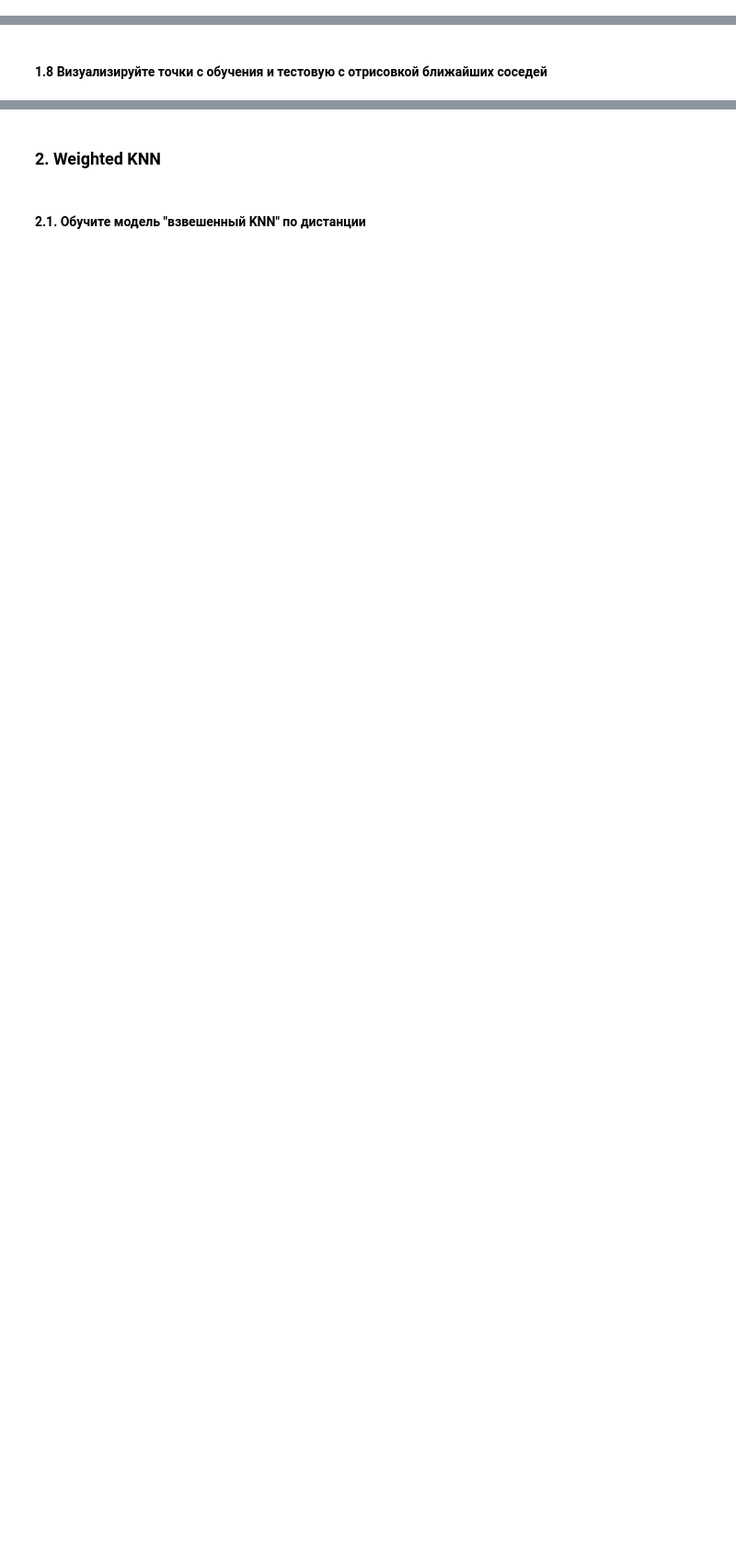
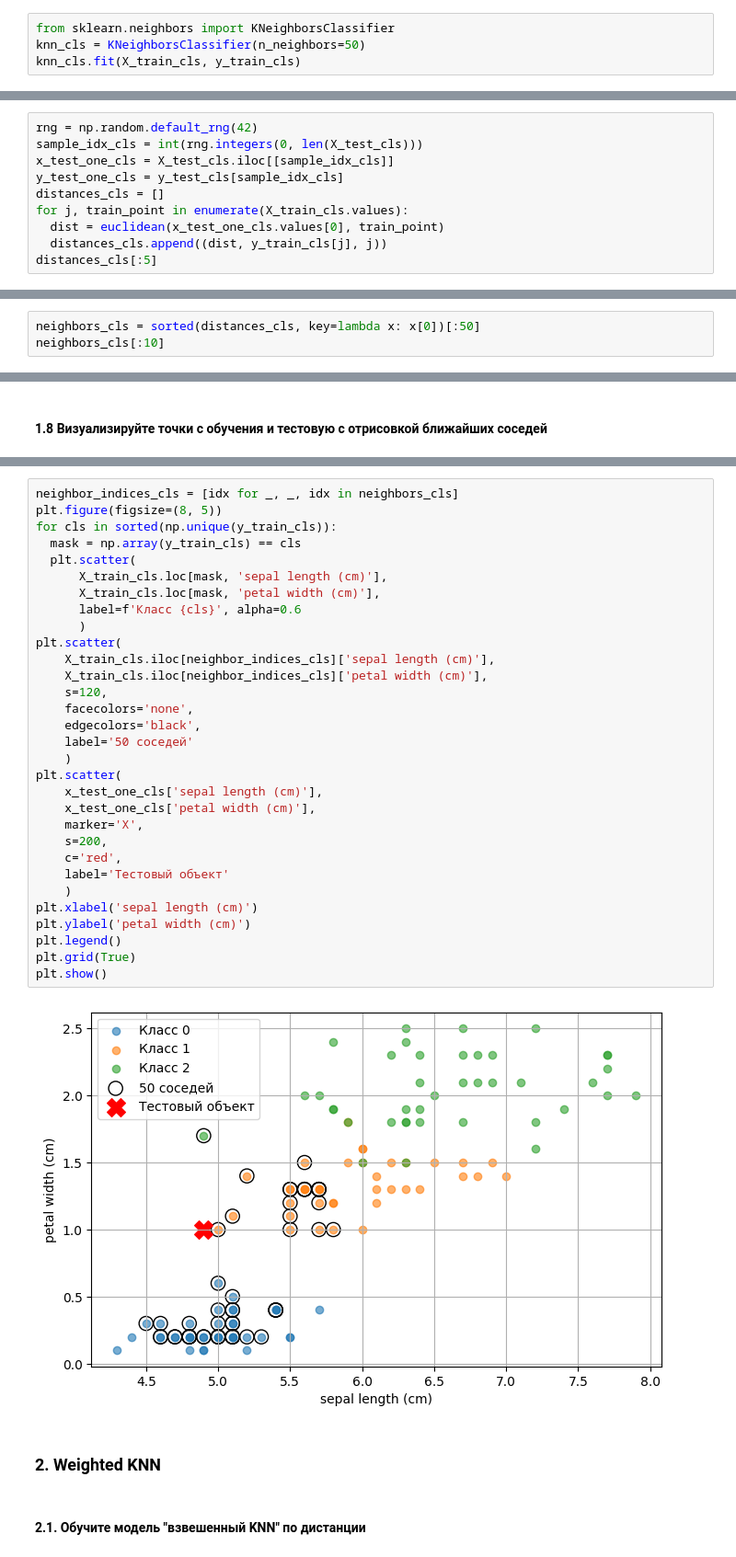
Before and after one commit to runessaa/-Streltsov-Projects, a Jupyter notebook: Практическая_работа_4_Метод_K_ближайших_соседей.ipynb, the cells around one changed output, grey strips where cells are left out. Shown at 92% size. Cells and saved outputs as stored; diff of their text form; blank space fills up the shorter version.

```diff
--- a/Практическая_работа_4_Метод_K_ближайших_соседей.ipynb
+++ b/Практическая_работа_4_Метод_K_ближайших_соседей.ipynb
@@ -302,0 +387,4 @@ y
+# %%
+from sklearn.neighbors import KNeighborsClassifier
+knn_cls = KNeighborsClassifier(n_neighbors=50)
+knn_cls.fit(X_train_cls, y_train_cls)
@@ -310,0 +403,10 @@ y
+# %%
+rng = np.random.default_rng(42)
+sample_idx_cls = int(rng.integers(0, len(X_test_cls)))
+x_test_one_cls = X_test_cls.iloc[[sample_idx_cls]]
+y_test_one_cls = y_test_cls[sample_idx_cls]
+distances_cls = []
+for j, train_point in enumerate(X_train_cls.values):
+  dist = euclidean(x_test_one_cls.values[0], train_point)
+  distances_cls.append((dist, y_train_cls[j], j))
+distances_cls[:5]
@@ -314,0 +421,3 @@ y
+# %%
+neighbors_cls = sorted(distances_cls, key=lambda x: x[0])[:50]
+neighbors_cls[:10]
@@ -329,3 +467,36 @@ y
+# %%
+neighbor_indices_cls = [idx for _, _, idx in neighbors_cls]
+plt.figure(figsize=(8, 5))
+for cls in sorted(np.unique(y_train_cls)):
+  mask = np.array(y_train_cls) == cls
+  plt.scatter(
+      X_train_cls.loc[mask, 'sepal length (cm)'],
+      X_train_cls.loc[mask, 'petal width (cm)'],
+      label=f'Класс {cls}', alpha=0.6
+      )
+plt.scatter(
+    X_train_cls.iloc[neighbor_indices_cls]['sepal length (cm)'],
+    X_train_cls.iloc[neighbor_indices_cls]['petal width (cm)'],
+    s=120,
+    facecolors='none',
+    edgecolors='black',
+    label='50 соседей'
+    )
+plt.scatter(
+    x_test_one_cls['sepal length (cm)'],
+    x_test_one_cls['petal width (cm)'],
+    marker='X',
+    s=200,
+    c='red',
+    label='Тестовый объект'
+    )
+plt.xlabel('sepal length (cm)')
+plt.ylabel('petal width (cm)')
+plt.legend()
+plt.grid(True)
+plt.show()
+# %% [output]
+[figure, added]
 # %% [markdown]
 ### **2. Weighted KNN**
 # %% [markdown]
```
Also changed, not shown: parts of 98 cells of this notebook.
